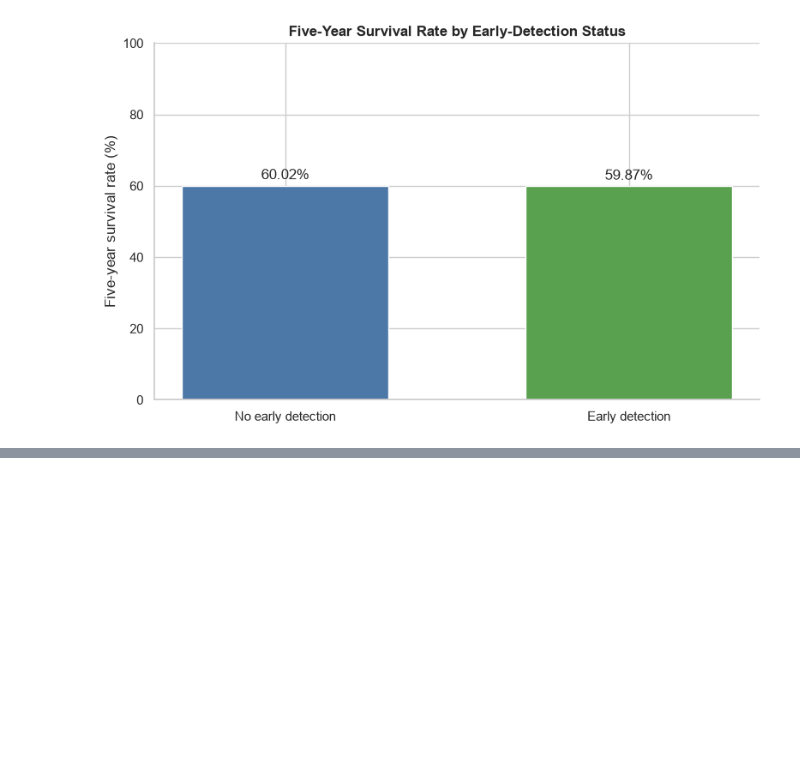
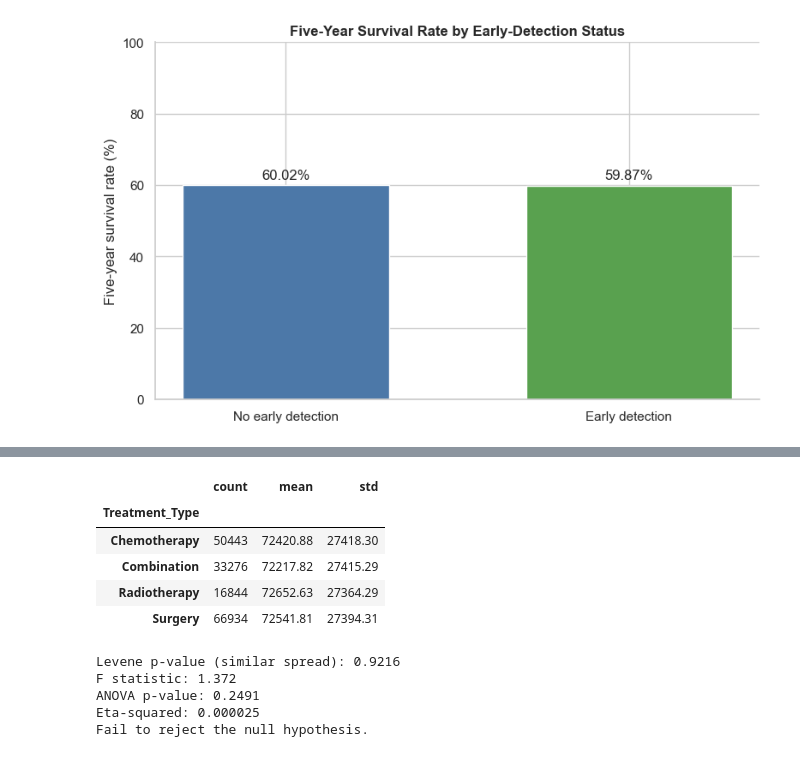
Before and after one commit to arunkulkarni95/602-project, a Jupyter notebook: Checkpoint_2_Preprocessing_EDA_SummaryStatistics.ipynb, the cells around one changed output, grey strips where cells are left out. Saved outputs shown, nothing was run; the diff lists cells and outputs as text; code cells hidden in the pictures; blank space fills up the shorter version.

```diff
--- a/Checkpoint_2_Preprocessing_EDA_SummaryStatistics.ipynb
+++ b/Checkpoint_2_Preprocessing_EDA_SummaryStatistics.ipynb
@@ -319,0 +300,29 @@ Five-year survival was 60.02% without early detection and 59.87% with early dete
+# %%
+costs = df["Healthcare_Costs"]
+groups = [costs[df["Treatment_Type"] == name] for name in df["Treatment_Type"].cat.categories]
+
+f_stat, anova_p = stats.f_oneway(*groups)
+levene_p = stats.levene(*groups).pvalue
+
+# Eta-squared is the share of all cost differences that treatment type explains.
+group_means = costs.groupby(df["Treatment_Type"], observed=True).transform("mean")
+eta_squared = ((group_means - costs.mean()) ** 2).sum() / ((costs - costs.mean()) ** 2).sum()
+
+display(costs.groupby(df["Treatment_Type"], observed=True).agg(["count", "mean", "std"]).round(2))
+print(f"Levene p-value (similar spread): {levene_p:.4f}")
+print(f"F statistic: {f_stat:.3f}")
+print(f"ANOVA p-value: {anova_p:.4f}")
+print(f"Eta-squared: {eta_squared:.6f}")
+print("Reject the null hypothesis." if anova_p < 0.05 else "Fail to reject the null hypothesis.")
+# %% [output]
+|  | count | mean | std |
+| Treatment_Type |  |  |  |
+| Chemotherapy | 50443 | 72420.88 | 27418.30 |
+| Combination | 33276 | 72217.82 | 27415.29 |
+| Radiotherapy | 16844 | 72652.63 | 27364.29 |
+| Surgery | 66934 | 72541.81 | 27394.31 |
+Levene p-value (similar spread): 0.9216
+F statistic: 1.372
+ANOVA p-value: 0.2491
+Eta-squared: 0.000025
+Fail to reject the null hypothesis.
```
Also changed, not shown: parts of 19 cells of this notebook.
